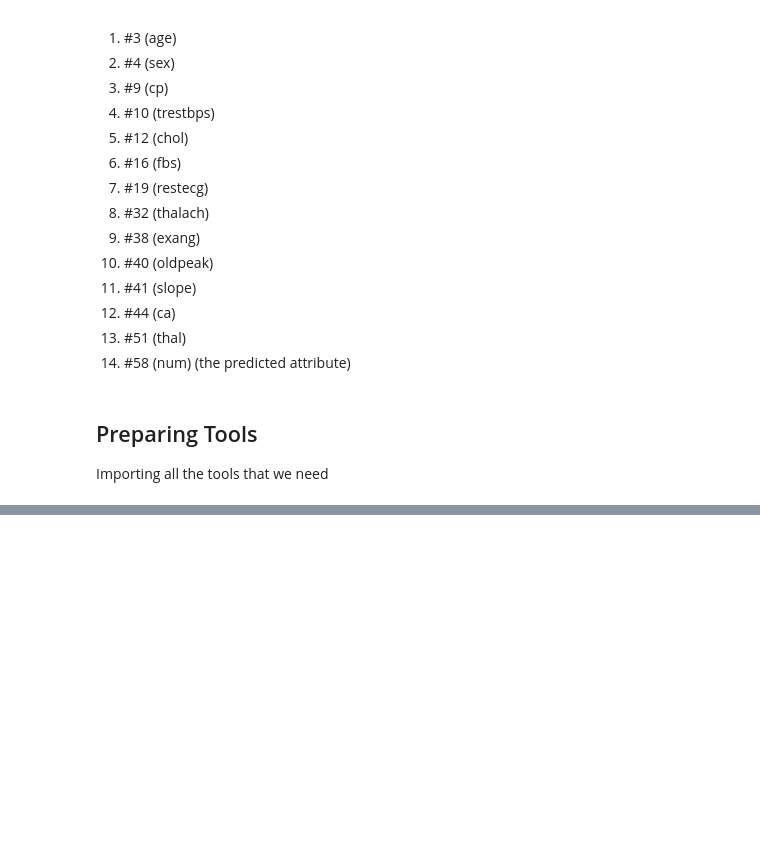
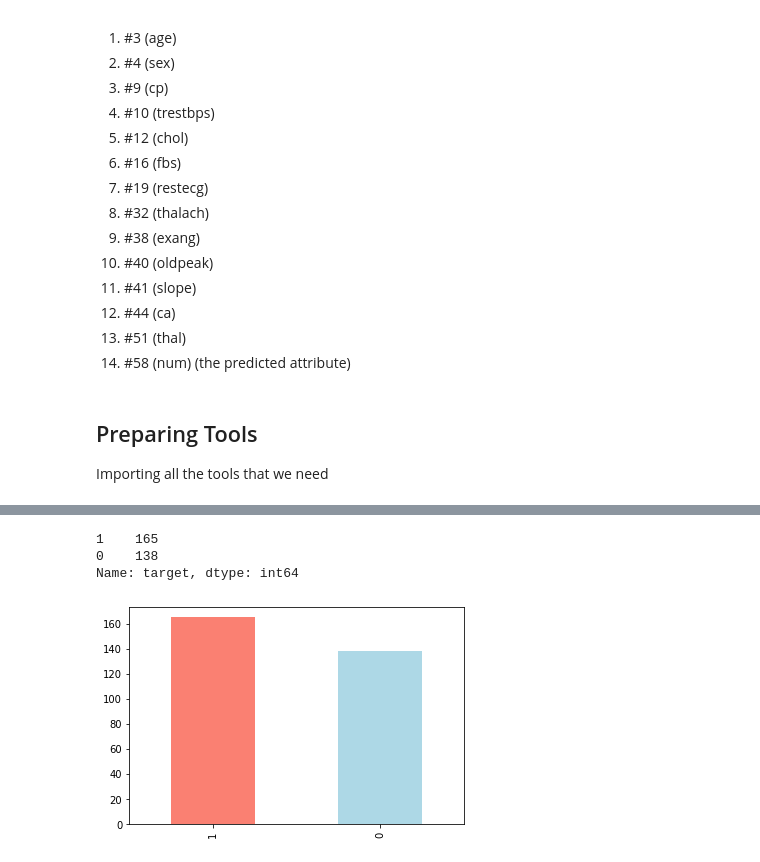
Before and after one commit to anirban-s/heart-disease-classification, a Jupyter notebook: heart-disease-classification.ipynb, the cells around one changed output, grey strips where cells are left out. Cells and saved outputs as stored; diff of their text form; code cells hidden in the pictures; blank space fills up the shorter version.

```diff
--- a/heart-disease-classification.ipynb
+++ b/heart-disease-classification.ipynb
@@ -68,0 +71,3 @@ from sklearn.metrics import plot_roc_curve
+# %%
+df = pd.read_csv('heart-disease.csv')
+df.head()
@@ -68,0 +105,11 @@ from sklearn.metrics import plot_roc_curve
+# %%
+# Let's find how many classes are there in target column
+df["target"].value_counts()
+# %% [output]
+1    165
+0    138
+Name: target, dtype: int64
+# %%
+df["target"].value_counts().plot(kind="bar", color = ["salmon", "lightblue"]);
+# %% [output]
+[figure, added]
```
Also changed, not shown: parts of 18 cells of this notebook.
